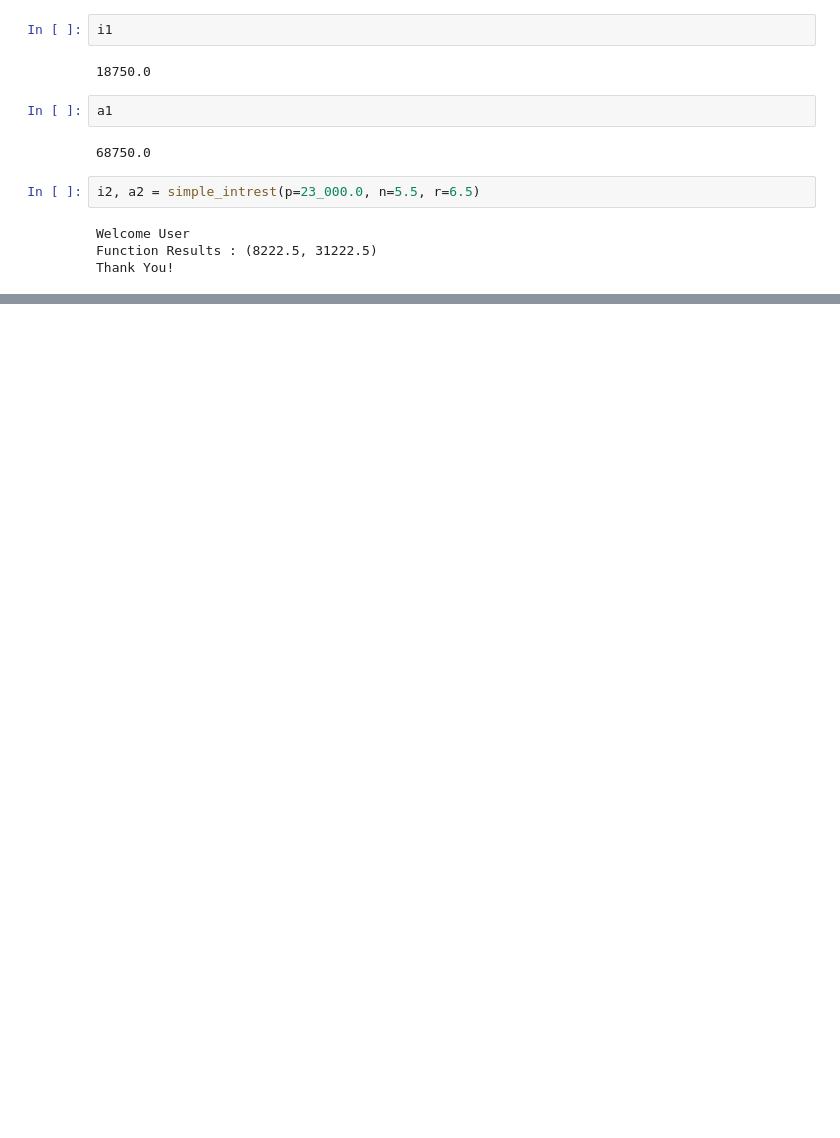
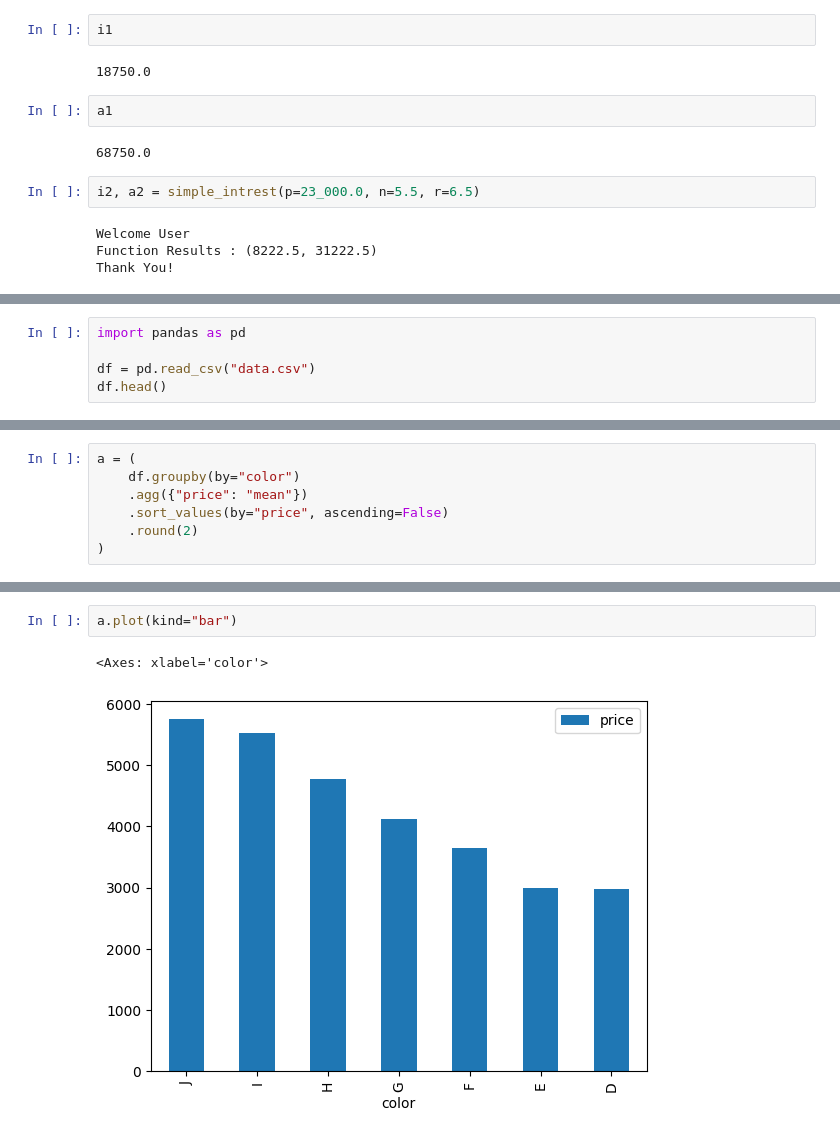
Before and after one commit to utkarshg1/adv_py_wakad_1130, a Jupyter notebook: 02 Decorators/decorators.ipynb, the cells around one changed output, grey strips where cells are left out. Cells and saved outputs as stored; diff of their text form; blank space fills up the shorter version.

```diff
--- a/02 Decorators/decorators.ipynb
+++ b/02 Decorators/decorators.ipynb
@@ -72,0 +207,5 @@ Thank You!
+# %%
+import pandas as pd
+
+df = pd.read_csv("data.csv")
+df.head()
@@ -72,0 +263,7 @@ Thank You!
+# %%
+a = (
+    df.groupby(by="color")
+    .agg({"price": "mean"})
+    .sort_values(by="price", ascending=False)
+    .round(2)
+)
@@ -72,0 +282,5 @@ Thank You!
+# %%
+a.plot(kind="bar")
+# %% [output]
+<Axes: xlabel='color'>
+[figure, added]
```
Also changed, not shown: parts of 28 cells of this notebook, 1 other file.
